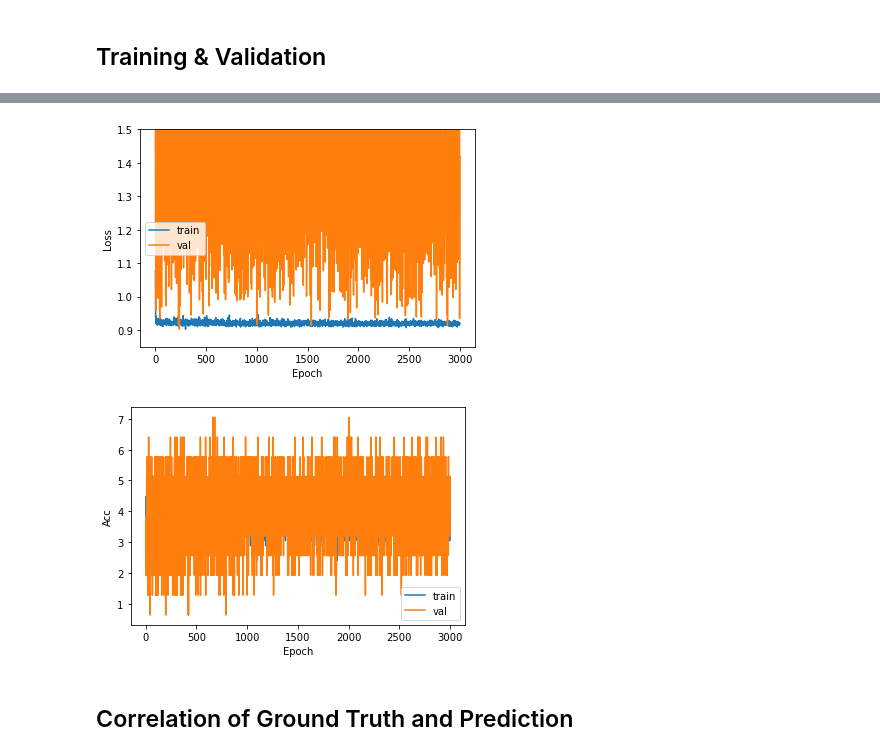
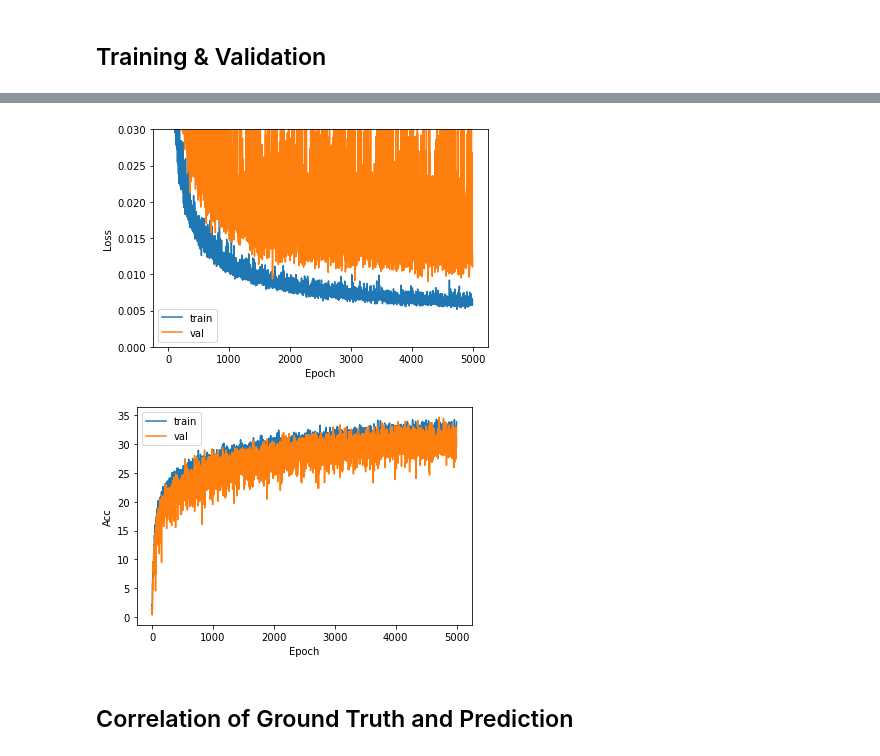
Before and after one commit to KJ-black/Machine-Learning-on-Material-Informatics, a Jupyter notebook: final_project/ML_Material_Final_Project.ipynb, the cells around one changed output, grey strips where cells are left out. Saved outputs shown, nothing was run; the diff lists cells and outputs as text; code cells hidden in the pictures.

Commit message:
[Some outcome][result] 1. fixed the bug of the target loss function by y=y.unsqueeze to let (n,) become (n,1) 2. use the new data 3. new data regularization

```diff
--- a/final_project/ML_Material_Final_Project.ipynb
+++ b/final_project/ML_Material_Final_Project.ipynb
@@ -272,7 +222,7 @@ class EEGNet(nn.Module):
         self.dropout2 = nn.Dropout(p=self.dropoutRate)
         self.flatten1 = nn.Flatten()
 
-        self.dense1 = nn.Linear(self.F2*(self.T//32), 1)
+        self.dense1 = nn.Linear(28704, 1)
 
 
     def forward(self, x):
@@ -299,5 +249,6 @@ class EEGNet(nn.Module):
         return x
 
 model = EEGNet().to(device)
+# model = nn.DataParallel(model)
 # print(model)
-summary(model, [(1, 3, 750)])
+# summary(model, [(1, 41, 750)])
@@ -334,7 +267,7 @@ y_val = torch.from_numpy(y_val).type(torch.float).to(device) # data type is long
 train = torch.utils.data.TensorDataset(x_train, y_train)
 val = torch.utils.data.TensorDataset(x_val, y_val)
 
-batch_size = 128
+batch_size = 256
 
 train_loader = torch.utils.data.DataLoader(train, batch_size=batch_size, shuffle=True)
 test_loader = torch.utils.data.DataLoader(val, batch_size=batch_size, shuffle=True)
@@ -347,16 +280,18 @@ def train_loop(dataloader, model, loss_fn, optimizer):
     for batch, (x, y) in enumerate(dataloader):
         # Compute prediction and loss
         pred = model(x)
+        y = y.unsqueeze(1)
         loss = loss_fn(pred, y)
 
         # Backpropagation
         optimizer.zero_grad()
         loss.backward()
         optimizer.step()
+#         optimizer.module.step()
 
         # Record
         avg_loss += loss.item()
-        n_correct += torch.sum((torch.abs(pred[:, 0] - y) < torch.abs(0.1* y))).item()
+        n_correct += torch.sum((torch.abs(pred[:, 0] - y[:, 0]) < torch.abs(0.1* y[:, 0]))).item()
 #         if batch % 10 == 0:
 #             loss, current = loss.item(), batch * len(x)
 #             print(f"loss: {loss:>7f}  [{current:>5d}/{size:>5d}]")
@@ -374,8 +309,9 @@ def test_loop(dataloader, model, loss_fn):
     with torch.no_grad():
         for x, y in dataloader:
             pred = model(x)
+            y = y.unsqueeze(1)
             test_loss += loss_fn(pred, y).item()
-            correct += torch.sum((torch.abs(pred[:, 0] - y) < torch.abs(0.1* y))).item()
+            correct += torch.sum((torch.abs(pred[:, 0] - y[:, 0]) < torch.abs(0.1* y[:, 0]))).item()
 
     correct = (correct / size * 100.0 ) # scalar  test_loss /= len(test_loader)
     test_loss /=  size
@@ -383,7 +319,7 @@ def test_loop(dataloader, model, loss_fn):
 #     print(f"Test Error: \n Accuracy: {(correct):>0.1f}%, Avg loss: {test_loss:>8f} \n")
     return correct, test_loss
 # %%
-epochs = 3000
+epochs = 5000
 learning_rate = 1e-3
 loss_fn = nn.MSELoss()
 optimizer = torch.optim.Adam(model.parameters(), lr=learning_rate)
@@ -433,26 +359,26 @@ Done!
 # %%
 plt.figure()
 plt.ylabel("Loss")
 plt.xlabel("Epoch")
-plt.ylim(0.85, 1.5)
+plt.ylim(0, 0.03)
 x = np.arange(1, len(train_loss)+1)
 plt.plot(x, train_loss, label="train")
 plt.plot(x, val_loss, label='val')
 plt.legend()
 plt.show()
 
 plt.figure()
 plt.ylabel("Acc")
 plt.xlabel("Epoch")
 # plt.ylim(0, 0.01)
 x = np.arange(1, len(train_loss)+1)
 plt.plot(x, train_acc, label="train")
 plt.plot(x, val_acc, label='val')
 plt.legend()
 plt.show()
 # %% [output]
-[figure, old version]
+[figure, new version]
-[figure, old version]
+[figure, new version]
 # %% [markdown]
 ## Correlation of Ground Truth and Prediction
 # %%
```
Also changed, not shown: parts of 19 cells of this notebook, 1 other file.
